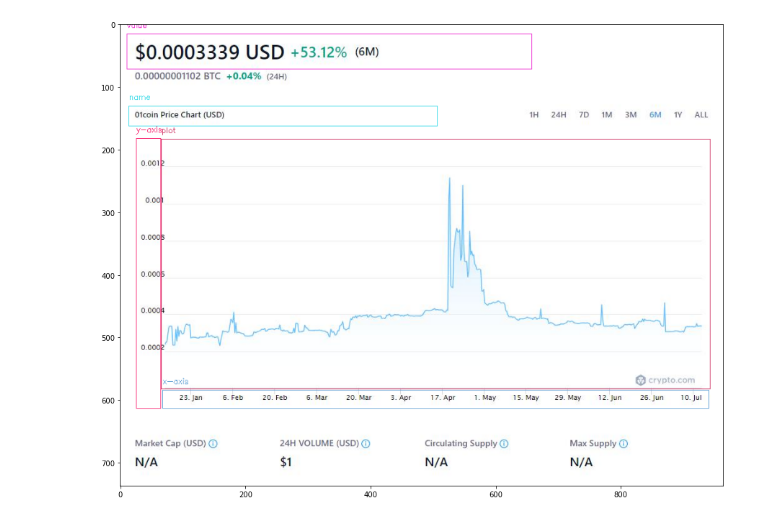
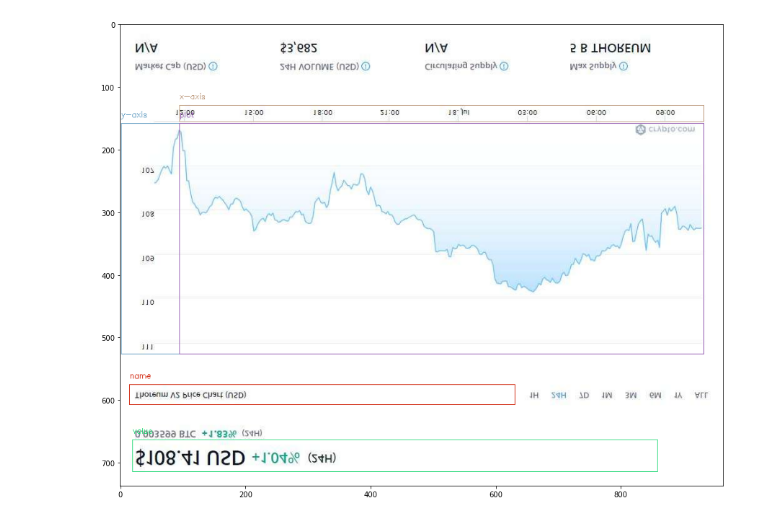
Before and after one commit to CiprianFlorin-Ifrim/line_charts_cv_data_extraction, a Jupyter notebook: view_bounding_boxes.ipynb, the cells around one changed output. Saved outputs shown, nothing was run; the diff lists cells and outputs as text; code cells hidden in the pictures.

```diff
--- a/view_bounding_boxes.ipynb
+++ b/view_bounding_boxes.ipynb
@@ -18,39 +18,39 @@ def get_data_from_xml(xml_file):
     for obj in root.iter('object'):
         name = obj.find('name').text
         xmlbox = obj.find('bndbox')
-        xmin = int(xmlbox.find('xmin').text)
-        ymin = int(xmlbox.find('ymin').text)
-        xmax = int(xmlbox.find('xmax').text)
-        ymax = int(xmlbox.find('ymax').text)
+        xmin = int(float(xmlbox.find('xmin').text))
+        ymin = int(float(xmlbox.find('ymin').text))
+        xmax = int(float(xmlbox.find('xmax').text))
+        ymax = int(float(xmlbox.find('ymax').text))
         objects.append((name, xmin, ymin, xmax, ymax))
     return objects
 
 
 def display_image_with_boxes(image_path, bbox_data):
     """
     Display an image with bounding boxes.
     """
     image = cv2.imread(image_path)
     image = cv2.cvtColor(image, cv2.COLOR_BGR2RGB)
     for obj in bbox_data:
         name, xmin, ymin, xmax, ymax = obj
         color = tuple(np.random.randint(0, 256, 3).tolist())  # Create a random color
         cv2.rectangle(image, (xmin, ymin), (xmax, ymax), color, 1)  # Draw rectangle with the random color and line thickness 1
         font = cv2.FONT_HERSHEY_SIMPLEX
         cv2.putText(image, name, (xmin, ymin-10), font, 0.4, color, 1)
 
     # Set the figure size
     plt.figure(figsize=(15, 12))  # Change this to your desired figure size
 
     plt.imshow(image)
     plt.show()
 
 
 # Usage
-xml_file_path = 'pascal_voc_datasets/VOCdevkit/Plots_Experimental/Annotations/image1.xml'  # replace with your xml file path
-image_file_path = 'pascal_voc_datasets/VOCdevkit/Plots_Experimental/JPEGImages/image1.jpg'  # replace with your image file path
+xml_file_path = 'pascal_voc_datasets/VOCdevkit/PlotsEnchanced_Original_With-1X-Augmentation_no-rotation/Annotations/image13_aug_0.xml'  # replace with your xml file path
+image_file_path = 'pascal_voc_datasets/VOCdevkit/PlotsEnchanced_Original_With-1X-Augmentation_no-rotation/JPEGImages/image13_aug_0.jpg'  # replace with your image file path
 
 bbox_data = get_data_from_xml(xml_file_path)
 display_image_with_boxes(image_file_path, bbox_data)
 # %% [output]
-[figure, old version]
+[figure, new version]
```
Also changed, not shown: 6 other files.
